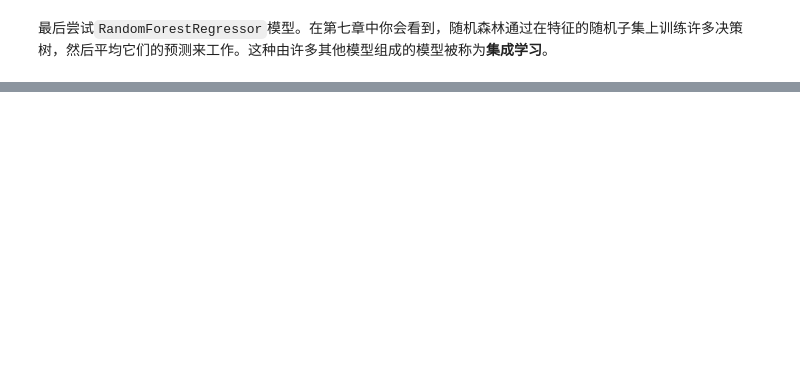
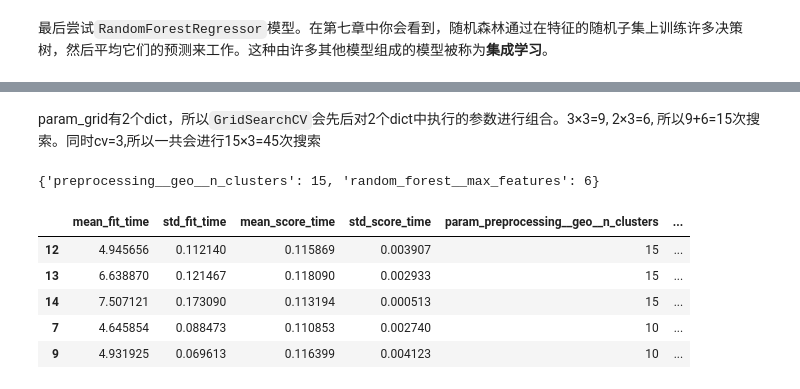
Before and after one commit to carlos19960601/mlnotes, a Jupyter notebook: hands-on-editionv3/02_end_to_end_machine_learning_project.ipynb, the cells around one changed output, grey strips where cells are left out. Drawn from its saved outputs; the diff is of its cells as text; code cells hidden in the pictures; blank space fills up the shorter version.

```diff
--- a/hands-on-editionv3/02_end_to_end_machine_learning_project.ipynb
+++ b/hands-on-editionv3/02_end_to_end_machine_learning_project.ipynb
@@ -907,0 +904,5 @@ Standard deviation: 2985.682954516379
+# %%
+forest_reg.fit(housing, housing_labels)
+housing_predictions = forest_reg.predict(housing)
+forest_rmse = mean_squared_error(housing_labels, housing_predictions, squared=False)
+forest_rmse
@@ -909,0 +924,17 @@ Standard deviation: 2985.682954516379
+# %%
+from sklearn.model_selection import GridSearchCV
+
+full_pipeline = Pipeline([
+    ("preprocessing", preprocessing),
+    ("random_forest", RandomForestRegressor(random_state=42))
+])
+
+param_grid = [
+    {"preprocessing__geo__n_clusters": [5, 8, 10],
+     "random_forest__max_features": [4, 6, 8]},
+    {"preprocessing__geo__n_clusters": [10, 15],
+     'random_forest__max_features': [6, 8, 10]},
+]
+
+grid_search = GridSearchCV(full_pipeline, param_grid, cv=3, scoring="neg_root_mean_squared_error")
+grid_search.fit(housing, housing_labels)
@@ -909,0 +961,17 @@ Standard deviation: 2985.682954516379
+# %% [markdown]
+param_grid有2个dict，所以`GridSearchCV`会先后对2个dict中执行的参数进行组合。3×3=9, 2×3=6, 所以9+6=15次搜索。同时cv=3,所以一共会进行15×3=45次搜索
+# %%
+grid_search.best_params_
+# %% [output]
+{'preprocessing__geo__n_clusters': 15, 'random_forest__max_features': 6}
+# %%
+cv_res = pd.DataFrame(grid_search.cv_results_)
+cv_res.sort_values(by="mean_test_score", ascending=False, inplace=True)
+cv_res.head()
+# %% [output]
+|  | mean_fit_time | std_fit_time | mean_score_time | std_score_time | param_preprocessing__geo__n_clusters | ... |
+| 12 | 4.945656 | 0.112140 | 0.115869 | 0.003907 | 15 | ... |
+| 13 | 6.638870 | 0.121467 | 0.118090 | 0.002933 | 15 | ... |
+| 14 | 7.507121 | 0.173090 | 0.113194 | 0.000513 | 15 | ... |
+| 7 | 4.645854 | 0.088473 | 0.110853 | 0.002740 | 10 | ... |
+| 9 | 4.931925 | 0.069613 | 0.116399 | 0.004123 | 10 | ... |
```
Also changed, not shown: parts of 29 cells of this notebook, 3 other files.
